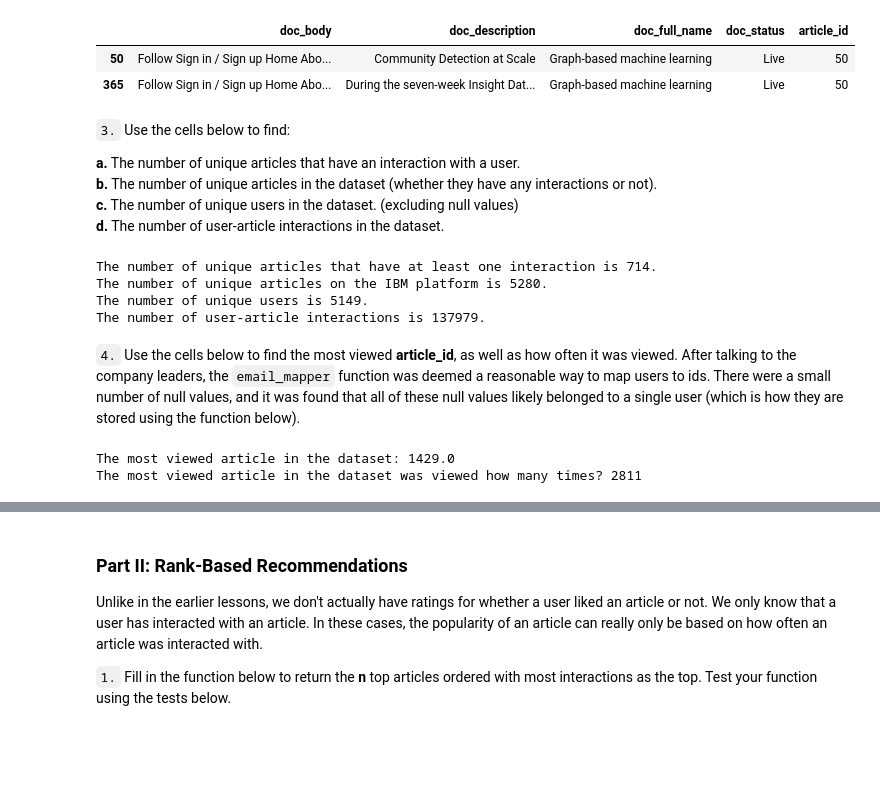
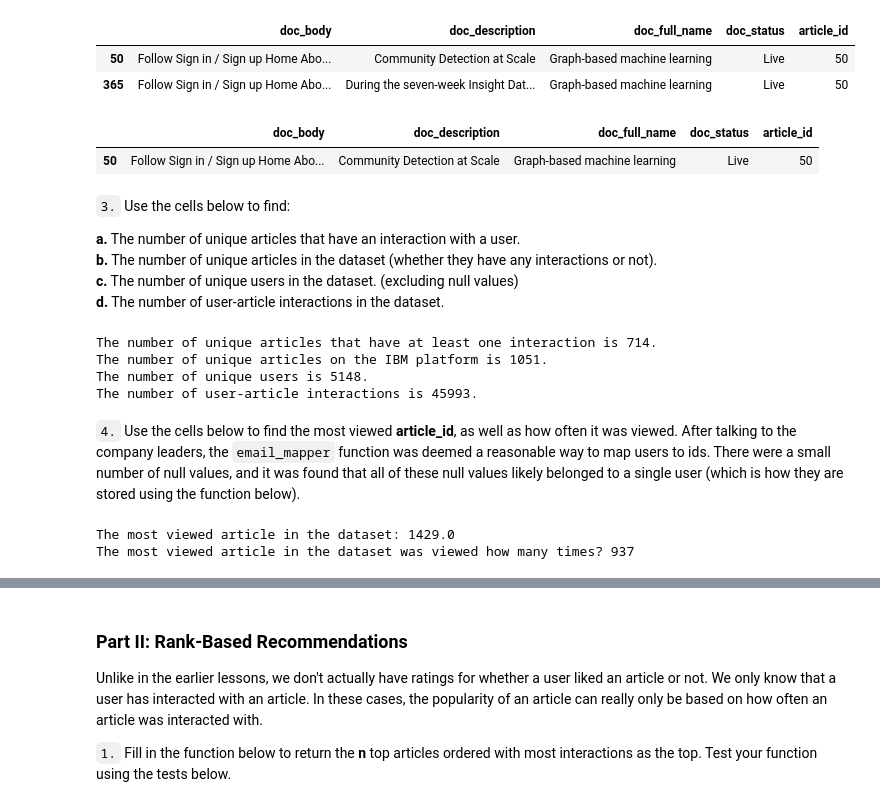
Before and after one commit to MaxBoykoII/ibm-article-recommender, a Jupyter notebook: Recommendations_with_IBM.ipynb, the cells around one changed output, grey strips where cells are left out. Drawn from its saved outputs; the diff is of its cells as text; code cells hidden in the pictures; blank space fills up the shorter version.

```diff
--- a/Recommendations_with_IBM.ipynb
+++ b/Recommendations_with_IBM.ipynb
@@ -119,7 +111,13 @@ dtype: int64
 | 365 | Follow Sign in / Sign up Home Abo... | During the seven-week Insight Dat... | Graph-based machine learning | Live | 50 |
 # %%
 # Remove any rows that have the same article_id - only keep the first
-df_content_clean = df_content.drop_duplicates()
+df_content_clean = df_content.drop_duplicates(subset=["article_id"])
+
+# Sanity check to confirm that the duplicates were indeed removed
+df_content_clean[df_content_clean.article_id == 50].head()
+# %% [output]
+|  | doc_body | doc_description | doc_full_name | doc_status | article_id |
+| 50 | Follow Sign in / Sign up Home Abo... | Community Detection at Scale | Graph-based machine learning | Live | 50 |
 # %% [markdown]
 `3.` Use the cells below to find:
 
@@ -128,10 +126,10 @@ df_content_clean = df_content.drop_duplicates()
 **c.** The number of unique users in the dataset. (excluding null values) <br>
 **d.** The number of user-article interactions in the dataset.
 # %%
-unique_articles = pd.unique(df.article_id).size
-total_articles = df_content_clean.size
-unique_users = pd.unique(df.email).size
-user_article_interactions = df.size
+unique_articles = df.article_id.dropna().unique().size
+total_articles = df_content_clean.shape[0]
+unique_users = df.email.dropna().unique().size
+user_article_interactions = df.shape[0]
 
 print("The number of unique articles that have at least one interaction is {}.".format(unique_articles))
 print("The number of unique articles on the IBM platform is {}.".format(total_articles))
@@ -139,20 +137,23 @@ print("The number of unique users is {}.".format(unique_users))
 print("The number of user-article interactions is {}.".format(user_article_interactions))
 # %% [output]
 The number of unique articles that have at least one interaction is 714.
-The number of unique articles on the IBM platform is 5280.
-The number of unique users is 5149.
-The number of user-article interactions is 137979.
+The number of unique articles on the IBM platform is 1051.
+The number of unique users is 5148.
+The number of user-article interactions is 45993.
 # %% [markdown]
 `4.` Use the cells below to find the most viewed **article_id**, as well as how often it was viewed.  After talking to the company leaders, the `email_mapper` function was deemed a reasonable way to map users to ids.  There were a small number of null values, and it was found that all of these null values likely belonged to a single user (which is how they are stored using the function below).
 # %%
-most_viewed_article_id = df.groupby('article_id').apply(lambda x: x.size).sort_values(ascending=False).index[0]
-max_views = df[df.article_id == most_viewed_article_id].size
+most_viewed_article_id = str(df.groupby('article_id') \
+                               .apply(lambda x: x.size) \
+                               .sort_values(ascending=False) \
+                               .index[0])
+max_views = df[df.article_id == float(most_viewed_article_id)].shape[0]
 
 print("The most viewed article in the dataset: {}".format(most_viewed_article_id))
 print("The most viewed article in the dataset was viewed how many times? {}".format(max_views))
 # %% [output]
 The most viewed article in the dataset: 1429.0
-The most viewed article in the dataset was viewed how many times? 2811
+The most viewed article in the dataset was viewed how many times? 937
 # %%
 ## No need to change the code here - this will be helpful for later parts of the notebook
 # Run this cell to map the user email to a user_id column and remove the email column
```
Also changed, not shown: parts of 4 cells of this notebook.
